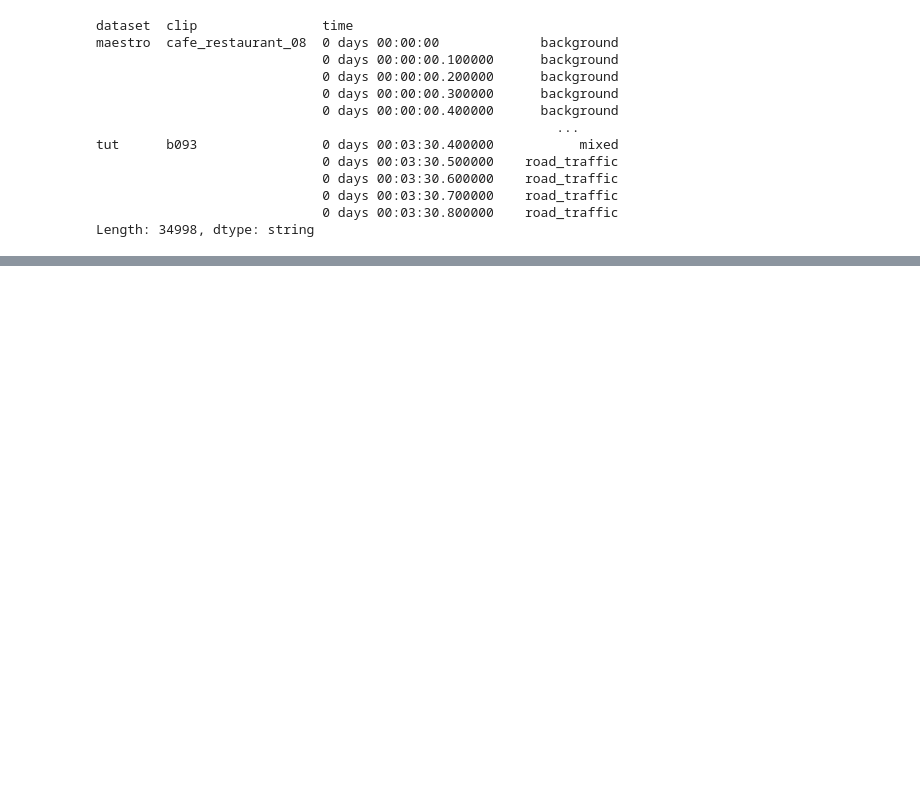
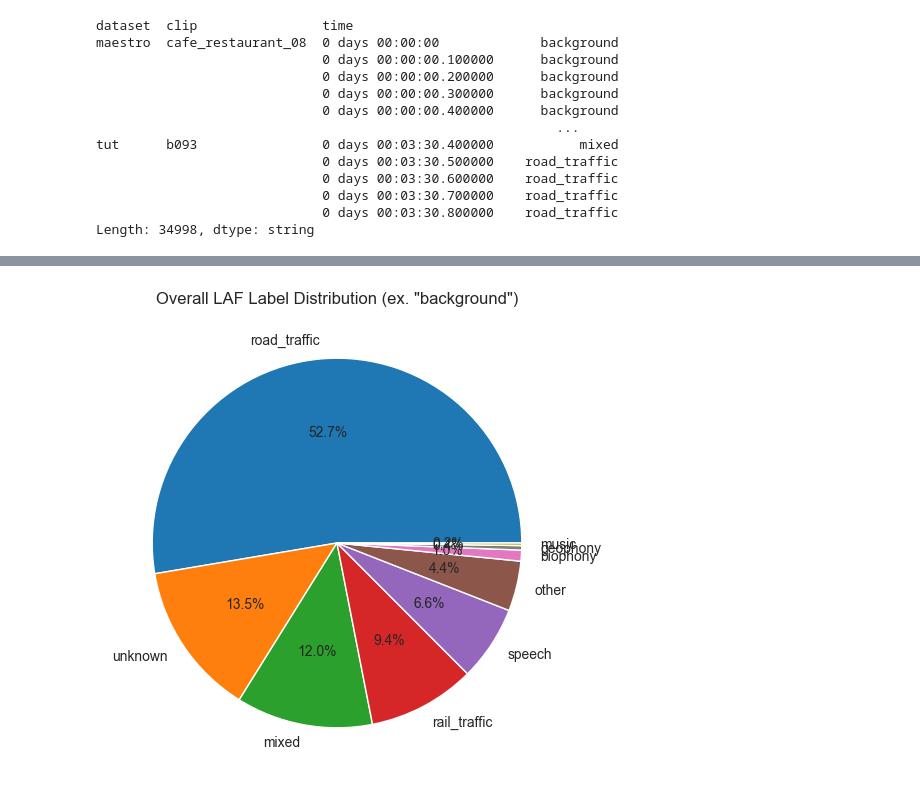
Before and after one commit to jonnor/dominant-sound, a Jupyter notebook: notebooks/Time_Dominance_EDA.ipynb, the cells around one changed output, grey strips where cells are left out. Cells and saved outputs as stored; diff of their text form; code cells hidden in the pictures; blank space fills up the shorter version.

```diff
--- a/notebooks/Time_Dominance_EDA.ipynb
+++ b/notebooks/Time_Dominance_EDA.ipynb
@@ -132,0 +158,12 @@ test = map_levels_to_labels(single = single_track)
+# %%
+ex_bkgr = LAF['label'].value_counts()
+
+ex_bkgr = ex_bkgr[ex_bkgr.index != 'background']
+# %%
+sns.set_style("whitegrid")
+plt.figure(figsize=(6,6))
+plt.pie(ex_bkgr, labels=ex_bkgr.index, autopct='%1.1f%%')
+plt.title('Overall LAF Label Distribution (ex. "background")')
+plt.show()
+# %% [output]
+[figure, added]
```
Also changed, not shown: parts of 21 cells of this notebook.
